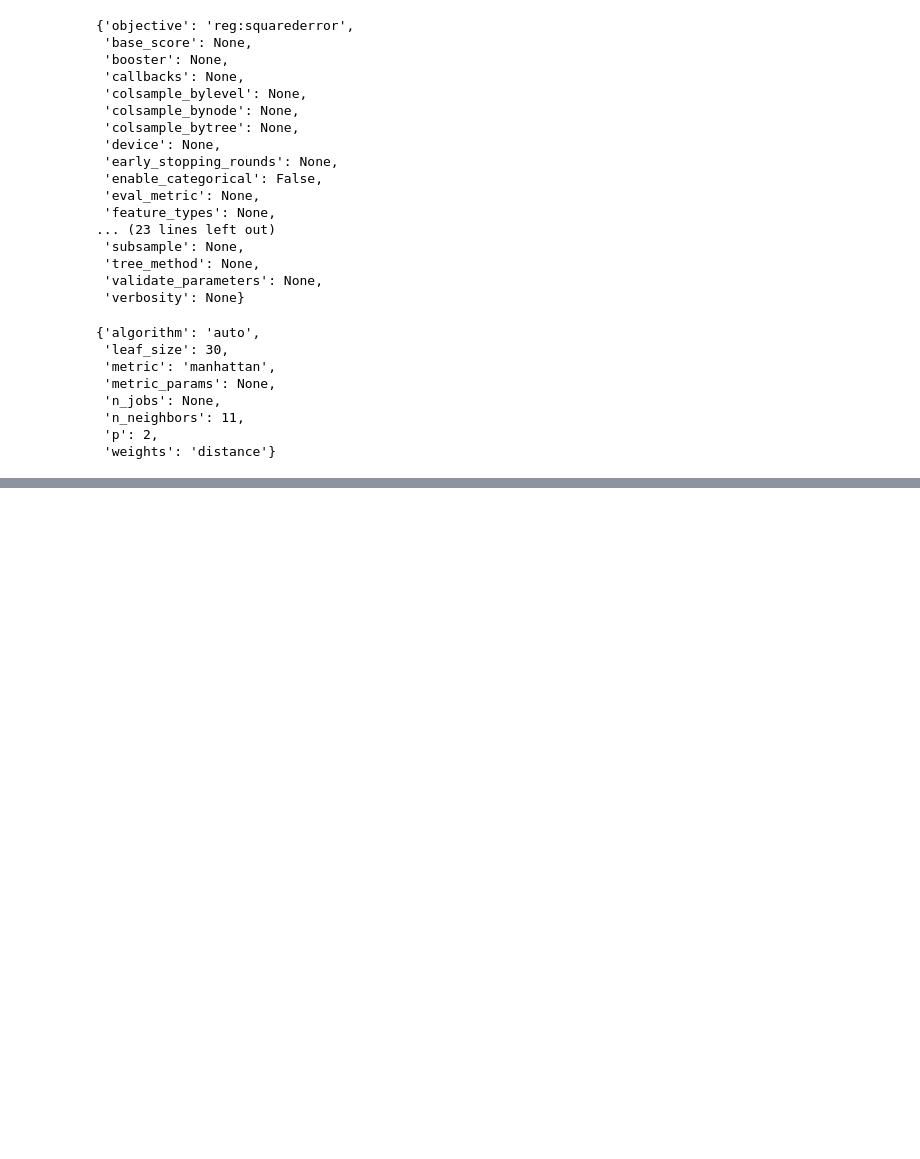
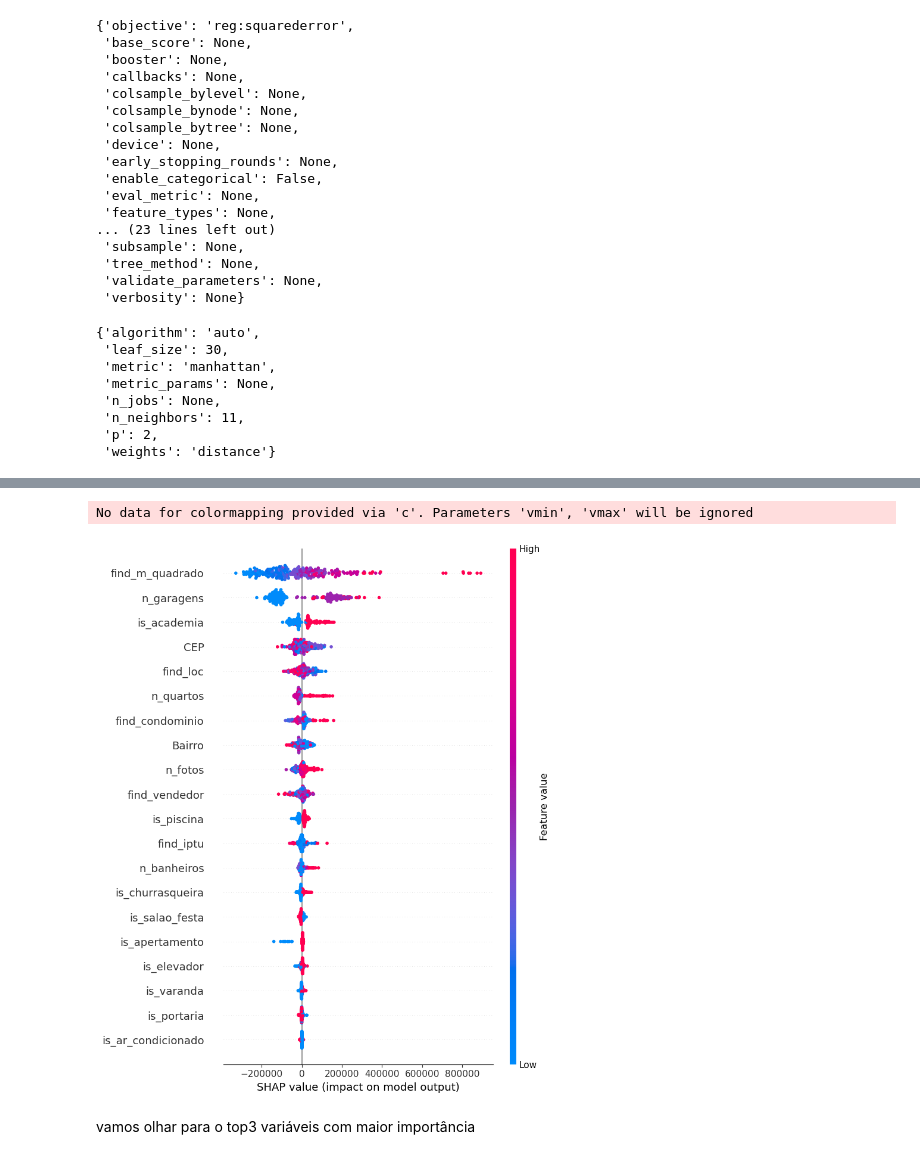
Before and after one commit to DaviMPaiva/scraping, a Jupyter notebook: notebook_analysis/projeto2.ipynb, the cells around one changed output, grey strips where cells are left out. Drawn from its saved outputs; the diff is of its cells as text; code cells hidden in the pictures; blank space fills up the shorter version.

Commit message:
feat: shap values analysis

```diff
--- a/notebook_analysis/projeto2.ipynb
+++ b/notebook_analysis/projeto2.ipynb
@@ -502,0 +506,11 @@ dados
+# %%
+masker = shap.maskers.Independent(X_test)
+explainer = shap.Explainer(best_model_xgbm.predict, masker)
+shap_values = explainer(X_test)
+# %%
+shap.summary_plot(shap_values.values, X_test, plot_type="dot")
+# %% [output]
+No data for colormapping provided via 'c'. Parameters 'vmin', 'vmax' will be ignored
+[figure, added]
+# %% [markdown]
+vamos olhar para o top3 variáveis com maior importância
```
Also changed, not shown: parts of 14 cells of this notebook.
